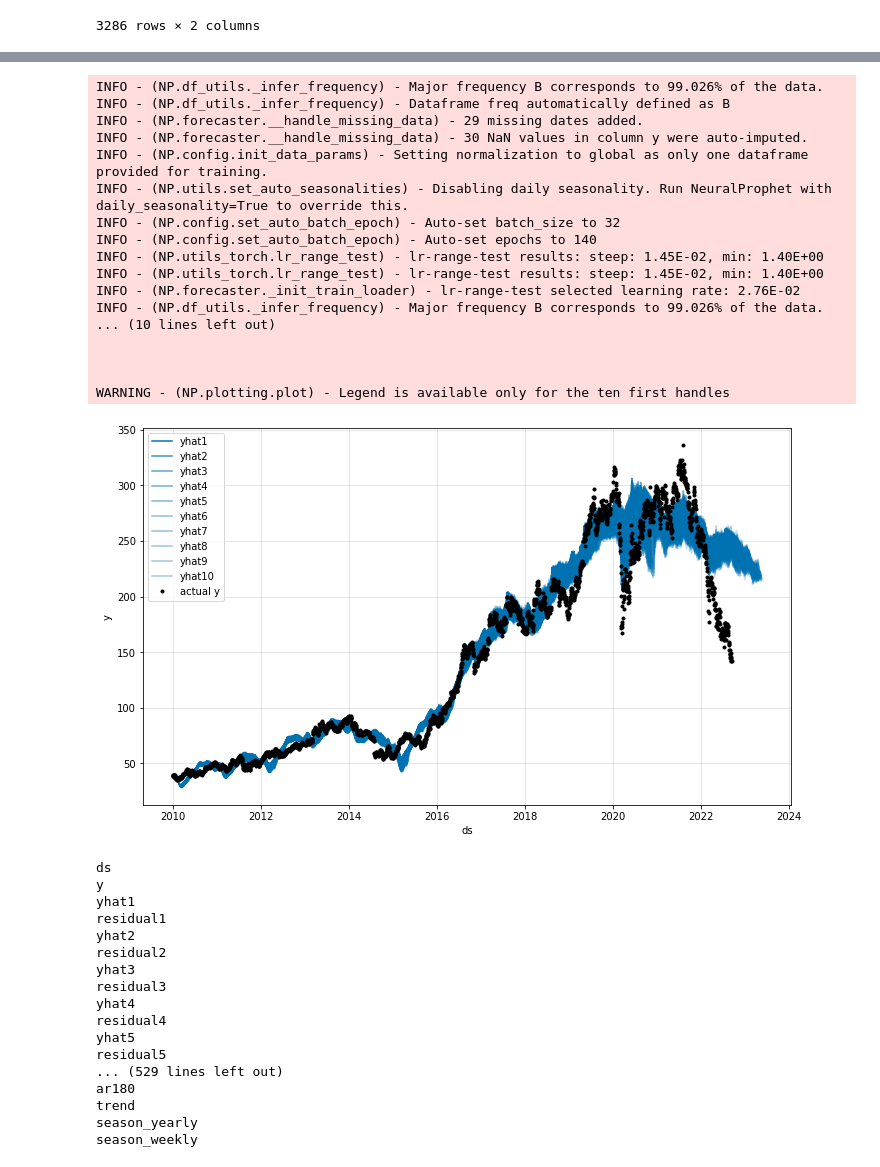
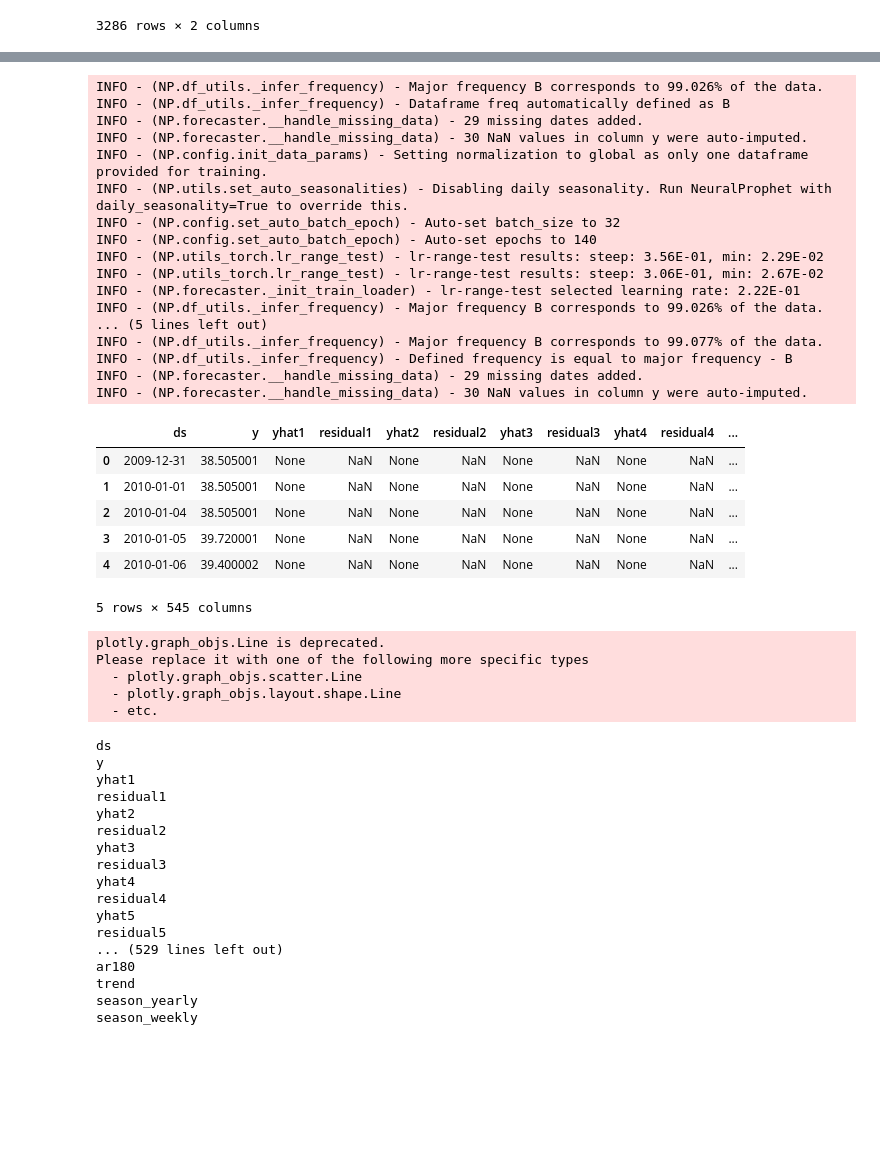
Before and after one commit to Sebastian1981/Stock_Prediction, a Jupyter notebook: experiment/portfolio_optimization.ipynb, the cells around one changed output, grey strips where cells are left out. Drawn from its saved outputs; the diff is of its cells as text; code cells hidden in the pictures; blank space fills up the shorter version.

```diff
--- a/experiment/portfolio_optimization.ipynb
+++ b/experiment/portfolio_optimization.ipynb
@@ -250,9 +283,6 @@ metrics = m.fit(df_stock)
 # Predictions
 future = m.make_future_dataframe(df=df_stock, periods=365, n_historic_predictions=len(df_stock)) #we need to specify the number of days in future
 forecast = m.predict(future)
-
-# plot forecast
-fig_forecast = m.plot(forecast)
 # %% [output]
 INFO - (NP.df_utils._infer_frequency) - Major frequency B corresponds to 99.026% of the data.
 INFO - (NP.df_utils._infer_frequency) - Dataframe freq automatically defined as B
@@ -262,13 +292,44 @@ INFO - (NP.config.init_data_params) - Setting normalization to global as only on
 INFO - (NP.utils.set_auto_seasonalities) - Disabling daily seasonality. Run NeuralProphet with daily_seasonality=True to override this.
 INFO - (NP.config.set_auto_batch_epoch) - Auto-set batch_size to 32
 INFO - (NP.config.set_auto_batch_epoch) - Auto-set epochs to 140
-INFO - (NP.utils_torch.lr_range_test) - lr-range-test results: steep: 1.45E-02, min: 1.40E+00
-INFO - (NP.utils_torch.lr_range_test) - lr-range-test results: steep: 1.45E-02, min: 1.40E+00
-INFO - (NP.forecaster._init_train_loader) - lr-range-test selected learning rate: 2.76E-02
+INFO - (NP.utils_torch.lr_range_test) - lr-range-test results: steep: 3.56E-01, min: 2.29E-02
+INFO - (NP.utils_torch.lr_range_test) - lr-range-test results: steep: 3.06E-01, min: 2.67E-02
+INFO - (NP.forecaster._init_train_loader) - lr-range-test selected learning rate: 2.22E-01
 INFO - (NP.df_utils._infer_frequency) - Major frequency B corresponds to 99.026% of the data.
-... (10 lines left out)
-
-
-
-WARNING - (NP.plotting.plot) - Legend is available only for the ten first handles
+... (5 lines left out)
+INFO - (NP.df_utils._infer_frequency) - Major frequency B corresponds to 99.077% of the data.
+INFO - (NP.df_utils._infer_frequency) - Defined frequency is equal to major frequency - B
+INFO - (NP.forecaster.__handle_missing_data) - 29 missing dates added.
+INFO - (NP.forecaster.__handle_missing_data) - 30 NaN values in column y were auto-imputed.
-[figure, removed]
+# %%
+forecast.head()
+# %% [output]
+|  | ds | y | yhat1 | residual1 | yhat2 | residual2 | yhat3 | residual3 | yhat4 | residual4 | ... |
+| 0 | 2009-12-31 | 38.505001 | None | NaN | None | NaN | None | NaN | None | NaN | ... |
+| 1 | 2010-01-01 | 38.505001 | None | NaN | None | NaN | None | NaN | None | NaN | ... |
+| 2 | 2010-01-04 | 38.505001 | None | NaN | None | NaN | None | NaN | None | NaN | ... |
+| 3 | 2010-01-05 | 39.720001 | None | NaN | None | NaN | None | NaN | None | NaN | ... |
+| 4 | 2010-01-06 | 39.400002 | None | NaN | None | NaN | None | NaN | None | NaN | ... |
+5 rows × 545 columns
+# %%
+# plot the data
+fig = go.Figure()
+fig = fig.add_trace(go.Line(x = forecast['ds'],
+                            y = forecast['y'],
+                            name = 'price'))
+
+fig = fig.add_trace(go.Line(x = forecast['ds'],
+                            y = forecast['yhat180'],
+                            name = 'forecast'))
+
+fig = fig.add_trace(go.Line(x = forecast['ds'],
+                            y = forecast['trend'],
+                            name = 'trend',
+                            line=dict(color='black', width=4)))
+fig.show()
+# %% [output]
+plotly.graph_objs.Line is deprecated.
+Please replace it with one of the following more specific types
+  - plotly.graph_objs.scatter.Line
+  - plotly.graph_objs.layout.shape.Line
+  - etc.
```
Also changed, not shown: parts of 15 cells of this notebook, 2 other files.
